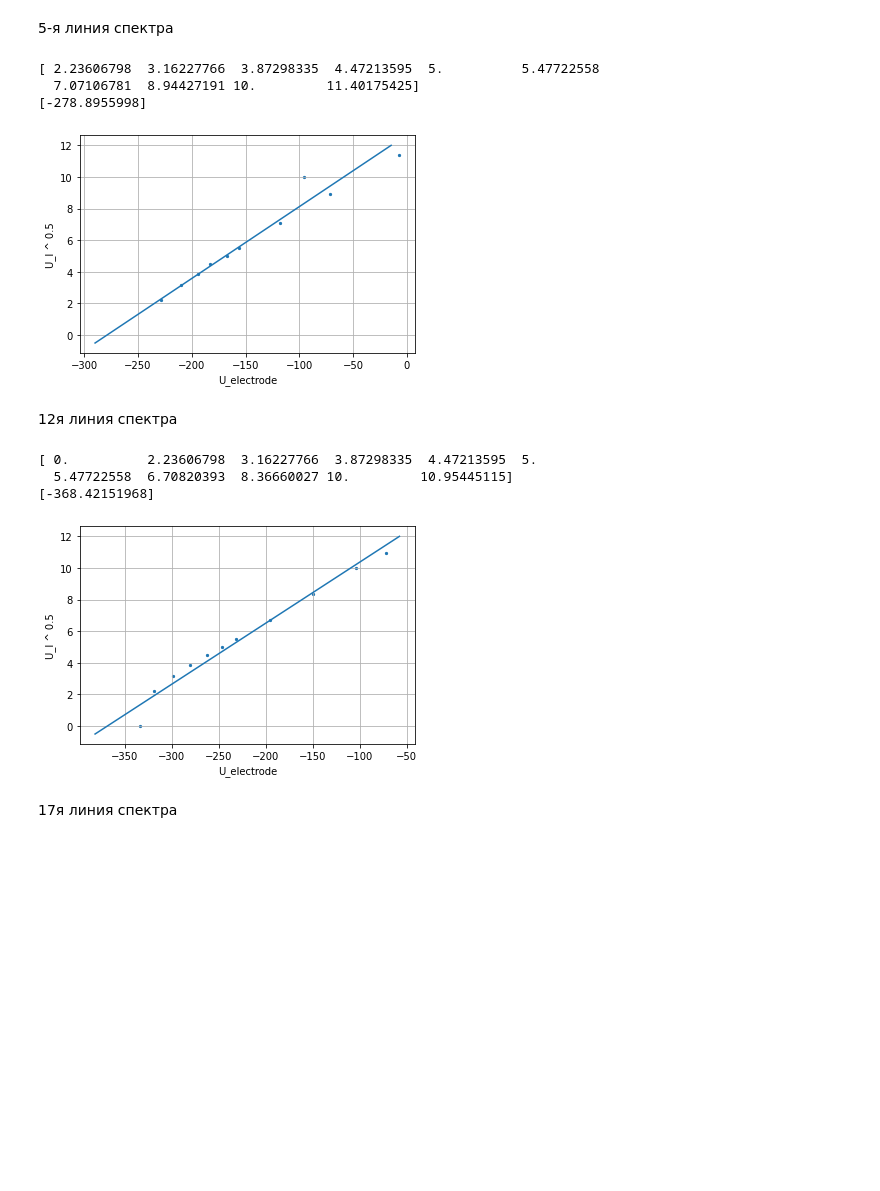
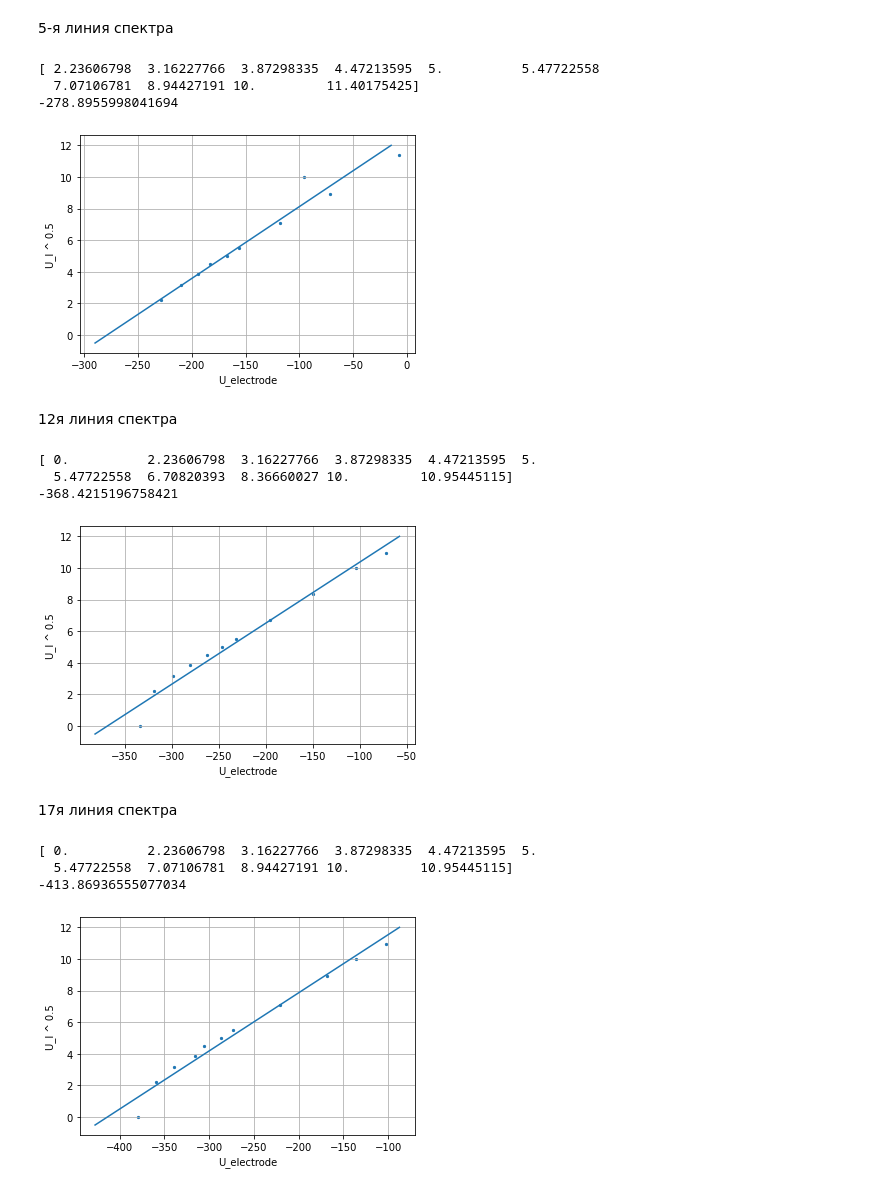
Before and after one commit to ivan-shargin/Physics, a Jupyter notebook: Lab_photo.ipynb, the cells around one changed output. Drawn from its saved outputs; the diff is of its cells as text; code cells hidden in the pictures; blank space fills up the shorter version.

```diff
--- a/Lab_photo.ipynb
+++ b/Lab_photo.ipynb
@@ -82,11 +85,14 @@ y0 = linear_regressor.predict(x0)
 
 ax.plot(y0, x0)
 
-print(linear_regressor.predict(np.array([0]).reshape((1, 1))))
+x_5 = linear_regressor.predict(np.array([0]).reshape((1, 1)))[0]
+print(x_5)
+
+fig.savefig('5_sqrtI')
 # %% [output]
 [ 2.23606798  3.16227766  3.87298335  4.47213595  5.          5.47722558
   7.07106781  8.94427191 10.         11.40175425]
-[-278.8955998]
+-278.8955998041694
 [figure]
 # %% [markdown]
 12я линия спектра
@@ -111,33 +117,43 @@ y0 = linear_regressor.predict(x0)
 
 ax.plot(y0, x0)
 
-print(linear_regressor.predict(np.array([0]).reshape((1, 1))))
+x_12 = linear_regressor.predict(np.array([0]).reshape((1, 1)))[0]
+print(x_12)
+
+fig.savefig('12_sqrtI')
 # %% [output]
 [ 0.          2.23606798  3.16227766  3.87298335  4.47213595  5.
   5.47722558  6.70820393  8.36660027 10.         10.95445115]
-[-368.42151968]
+-368.4215196758421
 [figure]
 # %% [markdown]
 17я линия спектра
 # %%
-U_I = np.array([5, 10, 15, 20, 25, 30, 50, 80, 100, 130])
-U_e = np.array([-229, -210, -194, -183, -167, -156, -118, -72, -96, -7])
+U_I = np.array([0, 5, 10, 15, 20, 25, 30, 50, 80, 100, 120])
+U_e = -np.array([380, 359, 339, 316, 306, 287, 273, 221, 168, 136, 102])
 Sqrt_U_I = np.sqrt(U_I)
 print(Sqrt_U_I)
 
 fig, ax = plt.subplots()
 ax.grid()
 ax.scatter(U_e, Sqrt_U_I, s=5)
 plt.xlabel("U_electrode")
 plt.ylabel("U_I ^ 0.5")
 
 linear_regressor = linear_model.LinearRegression()
 linear_regressor.fit(Sqrt_U_I.reshape((Sqrt_U_I.size, 1)), U_e)
 
 
 x0 = np.linspace(-0.5, 12, 150).reshape((150, 1))
 y0 = linear_regressor.predict(x0)
 
 ax.plot(y0, x0)
 
-print(linear_regressor.predict(np.array([0]).reshape((1, 1))))
+x_17 = linear_regressor.predict(np.array([0]).reshape((1, 1)))[0]
+print(x_17)
+fig.savefig('17_sqrtI')
+# %% [output]
+[ 0.          2.23606798  3.16227766  3.87298335  4.47213595  5.
+  5.47722558  7.07106781  8.94427191 10.         10.95445115]
+-413.86936555077034
+[figure, added]
```
Also changed, not shown: parts of 9 cells of this notebook, 17 other files.
